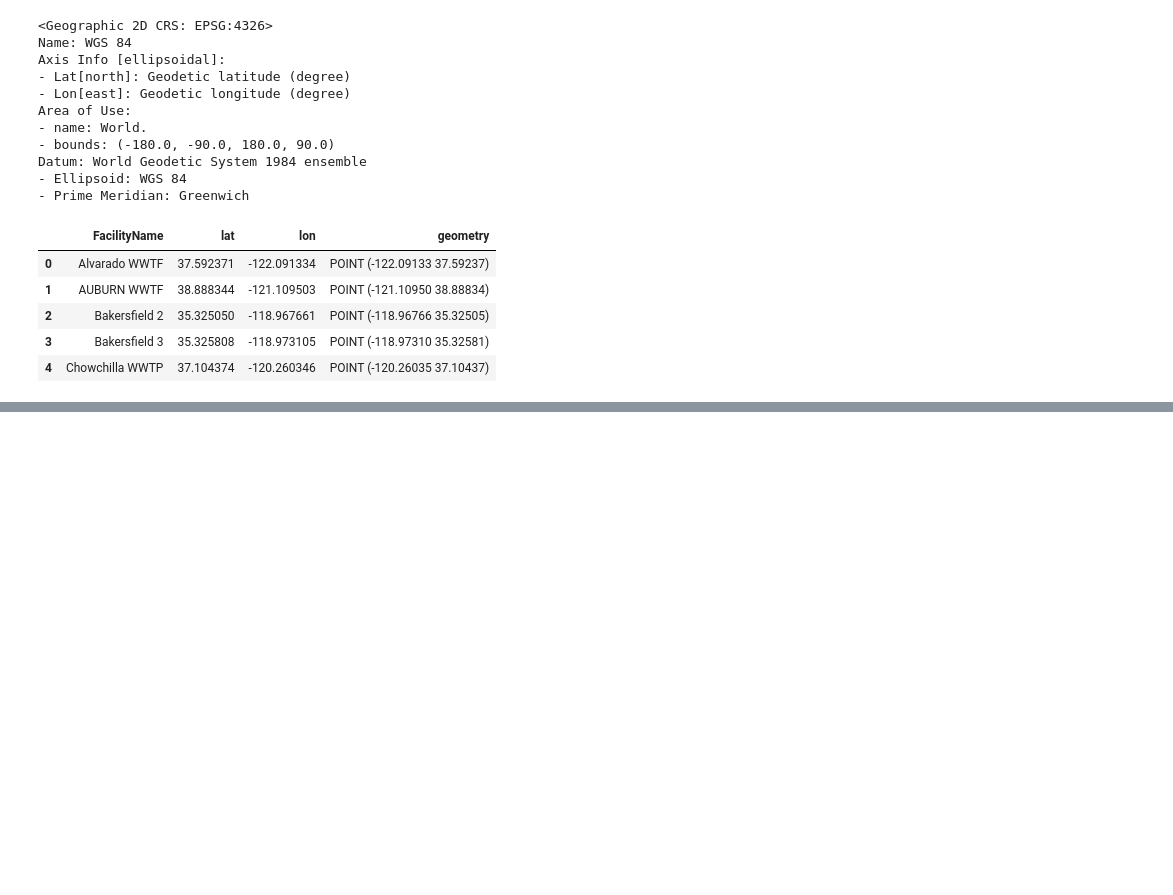
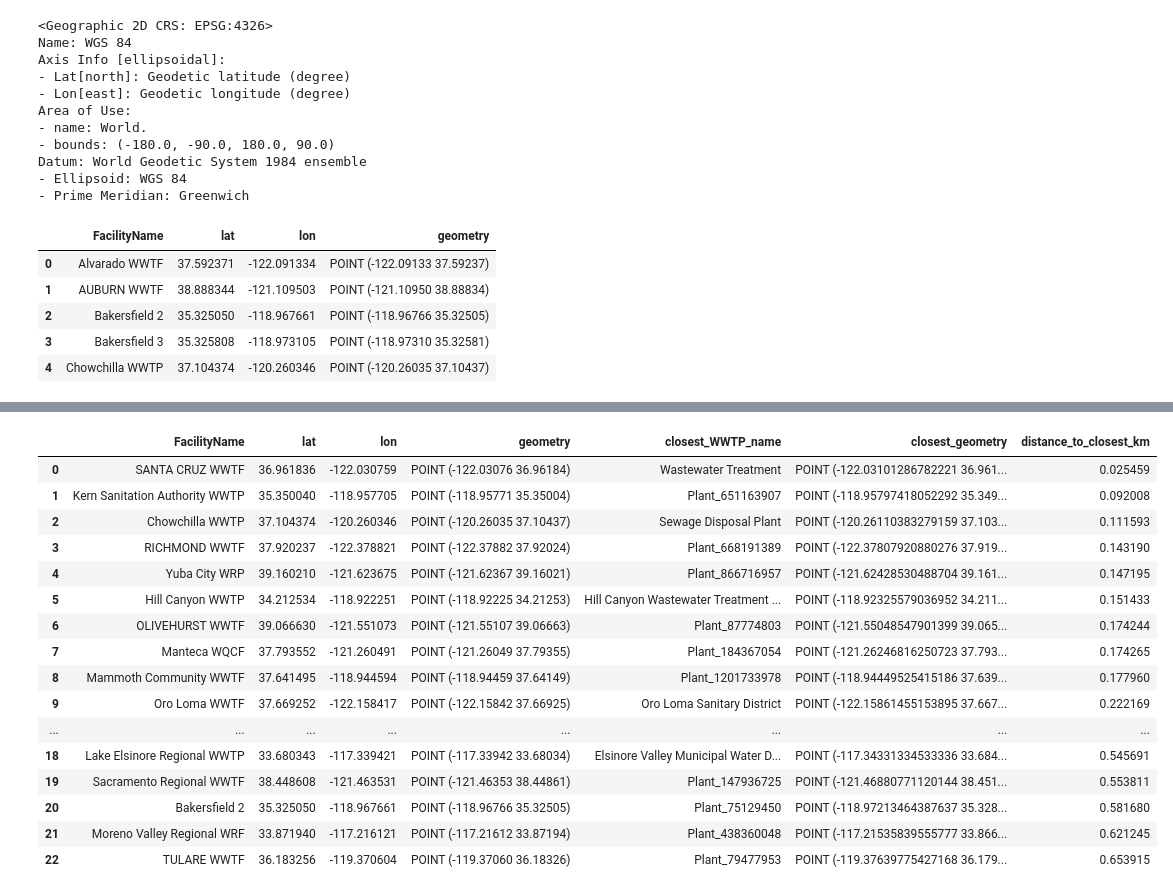
Before and after one commit to Yer1k/solar_wastewater, a Jupyter notebook: 10_code/Read Geopanda data.ipynb, the cells around one changed output, grey strips where cells are left out. Drawn from its saved outputs; the diff is of its cells as text; code cells hidden in the pictures; blank space fills up the shorter version.

```diff
--- a/10_code/Read Geopanda data.ipynb
+++ b/10_code/Read Geopanda data.ipynb
@@ -132,3 +163,11 @@ gdf_christine.head()
 | 2 | Bakersfield 2 | 35.325050 | -118.967661 | POINT (-118.96766 35.32505) |
 | 3 | Bakersfield 3 | 35.325808 | -118.973105 | POINT (-118.97310 35.32581) |
 | 4 | Chowchilla WWTP | 37.104374 | -120.260346 | POINT (-120.26035 37.10437) |
+# %%
+from shapely import wkt
+
+# read in our data as geodataframe
+df_ours = pd.read_csv('../00_source_data/gdf_Yes_and_Maybe.csv')
+df_ours['geometry'] = df_ours['geometry'].apply(wkt.loads)
+
+gdf_ours = gpd.GeoDataFrame(df_ours, crs="epsg:4326")
@@ -134,0 +253,24 @@ gdf_christine.head()
+# %%
+gdf_same = gdf_christine_sort_by_distance.loc[gdf_christine_sort_by_distance['distance_to_closest_km'] < 1]
+gdf_only_christine = gdf_christine_sort_by_distance.loc[gdf_christine_sort_by_distance['distance_to_closest_km'] >= 1]
+gdf_only_us = gdf_ours.loc[~gdf_ours['WWTP_name'].isin(gdf_same['closest_WWTP_name'])]
+# %%
+gdf_same
+# %% [output]
+|  | FacilityName | lat | lon | geometry | closest_WWTP_name | closest_geometry | distance_to_closest_km |
+| 0 | SANTA CRUZ WWTF | 36.961836 | -122.030759 | POINT (-122.03076 36.96184) | Wastewater Treatment | POINT (-122.03101286782221 36.961... | 0.025459 |
+| 1 | Kern Sanitation Authority WWTP | 35.350040 | -118.957705 | POINT (-118.95771 35.35004) | Plant_651163907 | POINT (-118.95797418052292 35.349... | 0.092008 |
+| 2 | Chowchilla WWTP | 37.104374 | -120.260346 | POINT (-120.26035 37.10437) | Sewage Disposal Plant | POINT (-120.26110383279159 37.103... | 0.111593 |
+| 3 | RICHMOND WWTF | 37.920237 | -122.378821 | POINT (-122.37882 37.92024) | Plant_668191389 | POINT (-122.37807920880276 37.919... | 0.143190 |
+| 4 | Yuba City WRP | 39.160210 | -121.623675 | POINT (-121.62367 39.16021) | Plant_866716957 | POINT (-121.62428530488704 39.161... | 0.147195 |
+| 5 | Hill Canyon WWTP | 34.212534 | -118.922251 | POINT (-118.92225 34.21253) | Hill Canyon Wastewater Treatment ... | POINT (-118.92325579036952 34.211... | 0.151433 |
+| 6 | OLIVEHURST WWTF | 39.066630 | -121.551073 | POINT (-121.55107 39.06663) | Plant_87774803 | POINT (-121.55048547901399 39.065... | 0.174244 |
+| 7 | Manteca WQCF | 37.793552 | -121.260491 | POINT (-121.26049 37.79355) | Plant_184367054 | POINT (-121.26246816250723 37.793... | 0.174265 |
+| 8 | Mammoth Community WWTF | 37.641495 | -118.944594 | POINT (-118.94459 37.64149) | Plant_1201733978 | POINT (-118.94449525415186 37.639... | 0.177960 |
+| 9 | Oro Loma WWTF | 37.669252 | -122.158417 | POINT (-122.15842 37.66925) | Oro Loma Sanitary District | POINT (-122.15861455153895 37.667... | 0.222169 |
+| ... | ... | ... | ... | ... | ... | ... | ... |
+| 18 | Lake Elsinore Regional WWTP | 33.680343 | -117.339421 | POINT (-117.33942 33.68034) | Elsinore Valley Municipal Water D... | POINT (-117.34331334533336 33.684... | 0.545691 |
+| 19 | Sacramento Regional WWTF | 38.448608 | -121.463531 | POINT (-121.46353 38.44861) | Plant_147936725 | POINT (-121.46880771120144 38.451... | 0.553811 |
+| 20 | Bakersfield 2 | 35.325050 | -118.967661 | POINT (-118.96766 35.32505) | Plant_75129450 | POINT (-118.97213464387637 35.328... | 0.581680 |
+| 21 | Moreno Valley Regional WRF | 33.871940 | -117.216121 | POINT (-117.21612 33.87194) | Plant_438360048 | POINT (-117.21535839555777 33.866... | 0.621245 |
+| 22 | TULARE WWTF | 36.183256 | -119.370604 | POINT (-119.37060 36.18326) | Plant_79477953 | POINT (-119.37639775427168 36.179... | 0.653915 |
```
Also changed, not shown: parts of 16 cells of this notebook.
